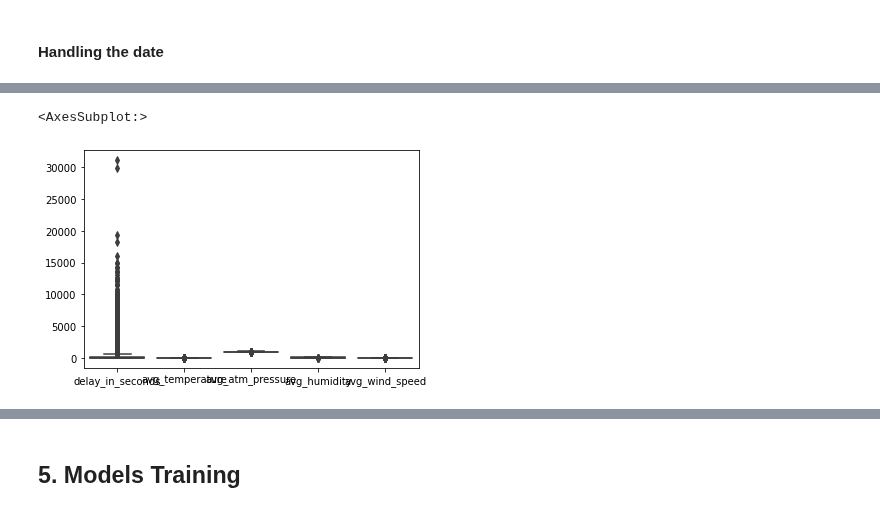
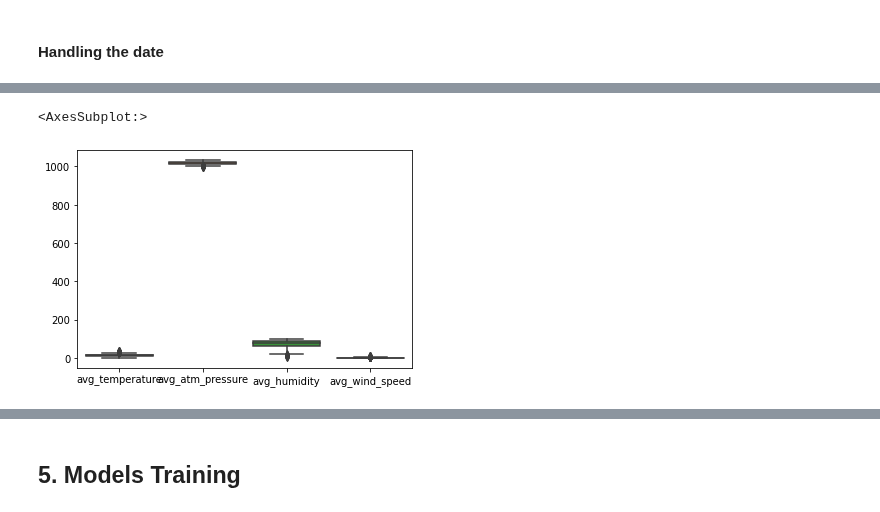
Before and after one commit to rsaSantos/DAA-Project, a Jupyter notebook: Task 2 (Competition)/incidents (ruben review).ipynb, the cells around one changed output, grey strips where cells are left out. Cells and saved outputs as stored; diff of their text form; code cells hidden in the pictures.

```diff
--- a/Task 2 (Competition)/incidents (ruben review).ipynb
+++ b/Task 2 (Competition)/incidents (ruben review).ipynb
@@ -331,3 +322,7 @@ if 'magnitude_of_delay' in trainingData.columns and 'delay_in_seconds' in testDa
     # Rename column as 'delay_coefficient'
     trainingData.rename(columns={'delay_in_seconds': 'delay_coefficient'}, inplace=True)
     testData.rename(columns={'delay_in_seconds': 'delay_coefficient'}, inplace=True)
+
+    # Convert delay_coefficient to int
+    trainingData['delay_coefficient'] = trainingData['delay_coefficient'].astype(int)
+    testData['delay_coefficient'] = testData['delay_coefficient'].astype(int)
@@ -334,8 +332,2 @@ if 'magnitude_of_delay' in trainingData.columns and 'delay_in_seconds' in testDa
 # %% [markdown]
 #### Luminosity
-# %%
-# Luminosity
-if 'luminosity' in trainingData.columns and trainingData['luminosity'].dtype == 'object':
-    dict_luminosity = {'DARK':1, 'LOW_LIGHT': 2, 'LIGHT':3}
-    trainingData['luminosity'] = trainingData['luminosity'].map(dict_luminosity)
-    testData['luminosity'] = testData['luminosity'].map(dict_luminosity)
@@ -344,6 +412,12 @@ if 'luminosity' in trainingData.columns and trainingData['luminosity'].dtype ==
 # %%
+# Transform the 'avg_rain' column into binary values: rain/no rain
+def binary_rain(value):
+    if value == 'Sem Chuva':
+        return 0
+    else:
+        return 1
+
 # Average rain
 if 'avg_rain' in trainingData.columns and trainingData['avg_rain'].dtype == 'object':
-    dict_avg_rain = {'Sem Chuva': 0, 'chuva fraca': 1, 'chuva moderada': 2, 'chuva forte': 3}
-    trainingData['avg_rain'] = trainingData['avg_rain'].map(dict_avg_rain)
-    testData['avg_rain'] = testData['avg_rain'].map(dict_avg_rain)
+    trainingData['avg_rain'] = trainingData['avg_rain'].apply(binary_rain)
+    testData['avg_rain'] = testData['avg_rain'].apply(binary_rain)
@@ -381,6 +473,11 @@ def create_time_variables(data):
         day_of_week_bool = dateTimeObj.isoweekday() in [6, 7]
         data.at[index, 'weekend'] = int(day_of_week_bool)
 
+    # Convert the 'hour', 'month' and weekend columns to int
+    data['hour'] = data['hour'].astype(int)
+    data['month'] = data['month'].astype(int)
+    data['weekend'] = data['weekend'].astype(int)
+
     return data
 
 if 'record_date' in trainingData.columns:
@@ -420,11 +538,11 @@ dtype: int64
 # trainingData.profile_report()
 # %%
 # Visualyze outliers of the dataset: all columns
-outliers_columns = ['delay_in_seconds', 'avg_temperature', 'avg_atm_pressure', 'avg_humidity', 'avg_wind_speed']
+outliers_columns = [ 'avg_temperature', 'avg_atm_pressure', 'avg_humidity', 'avg_wind_speed']
 sns.boxplot(data=trainingData[outliers_columns])
 # %% [output]
 <AxesSubplot:>
-[figure, old version]
+[figure, new version]
 # %%
 # Describe outliers columns
 trainingData[outliers_columns].describe()
```
Also changed, not shown: parts of 31 cells of this notebook.
